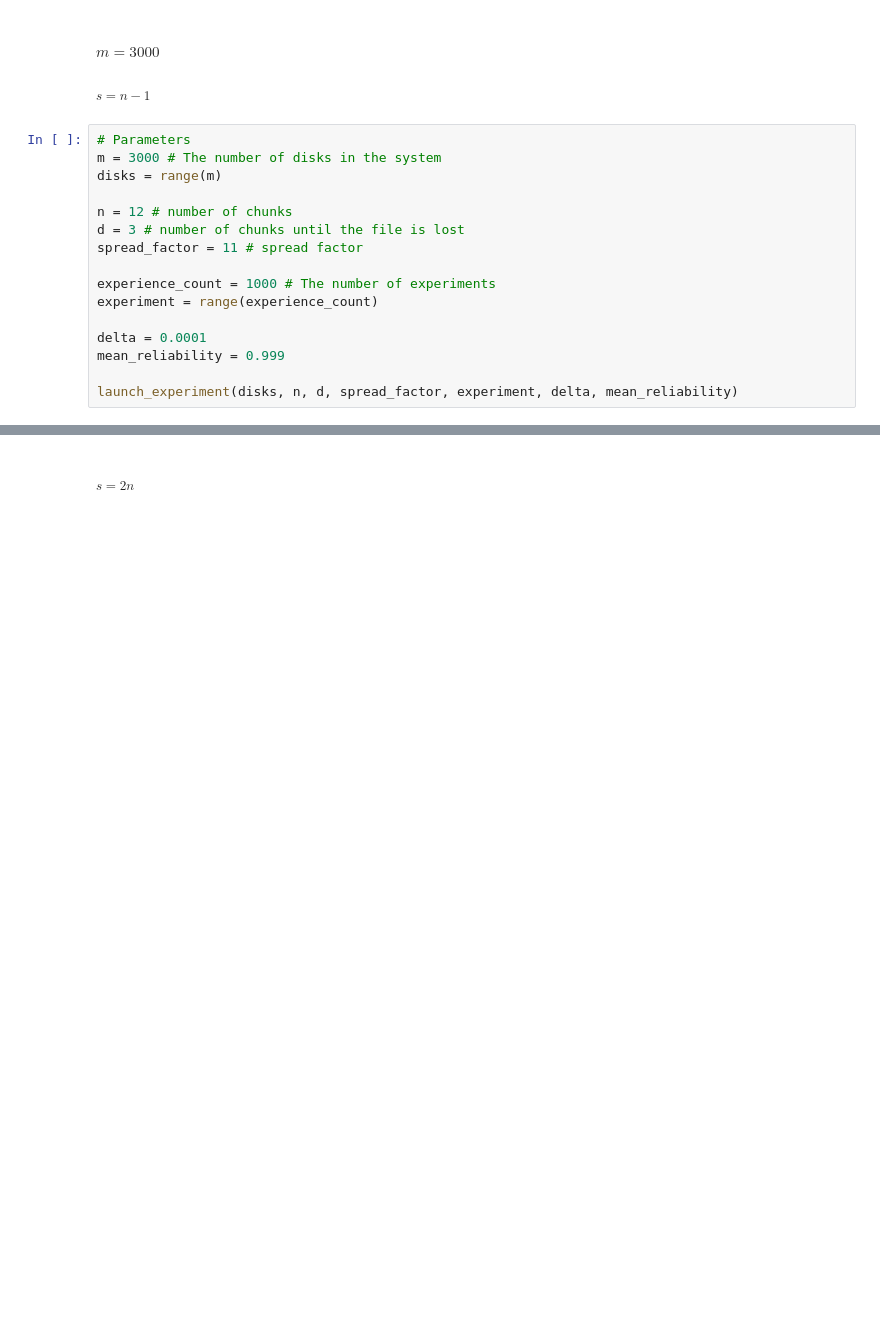
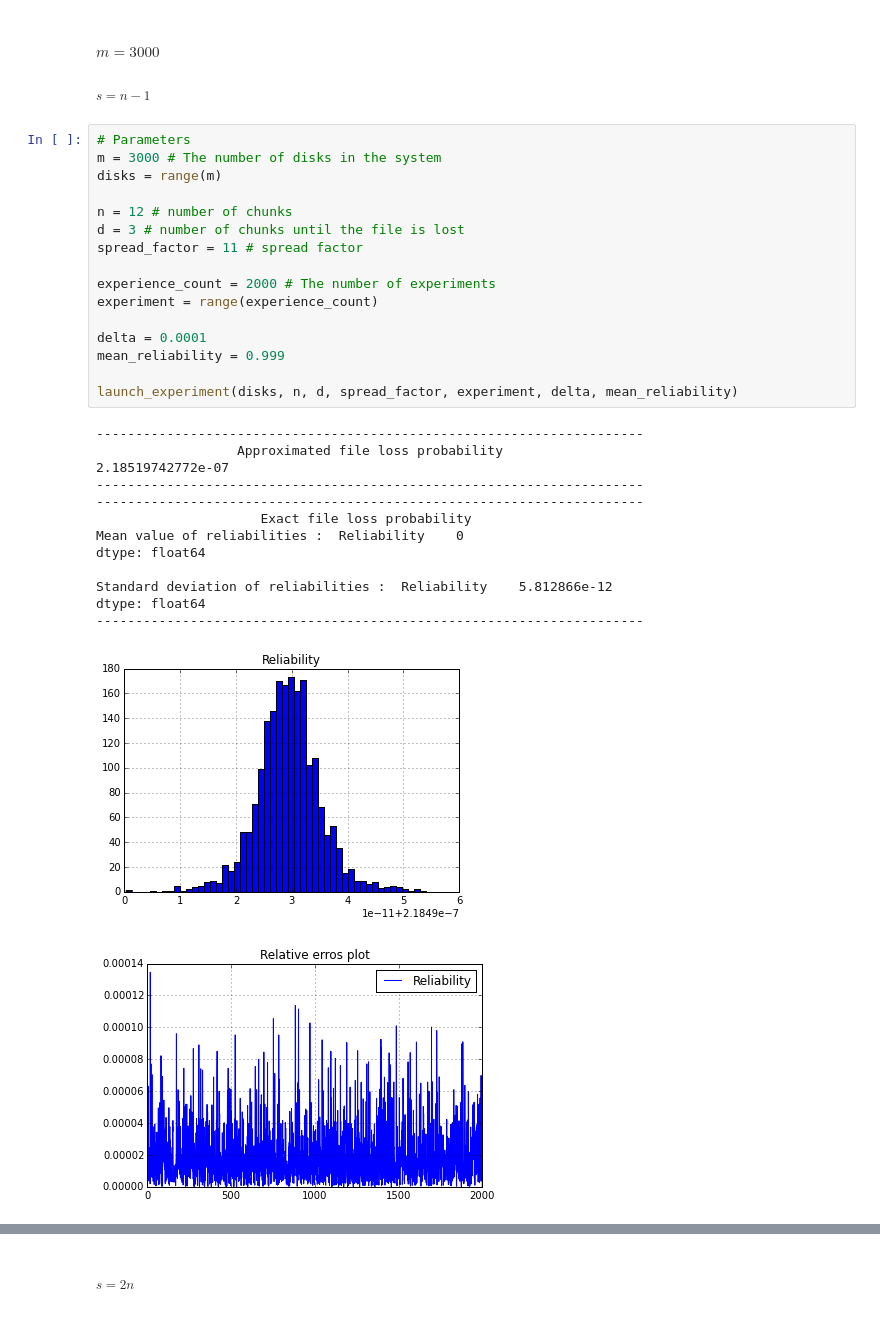
Before and after one commit to MathLab/file_loss, a Jupyter notebook: file_loss_approximation.ipynb, the cells around one changed output, grey strips where cells are left out. Saved outputs shown, nothing was run; the diff lists cells and outputs as text; blank space fills up the shorter version.

```diff
--- a/file_loss_approximation.ipynb
+++ b/file_loss_approximation.ipynb
@@ -185,16 +203,31 @@ launch_experiment(disks, n, d, spread_factor, experiment, delta, mean_reliabilit
 # %%
 # Parameters
 m = 3000 # The number of disks in the system
 disks = range(m)
 
 n = 12 # number of chunks
 d = 3 # number of chunks until the file is lost
 spread_factor = 11 # spread factor
 
-experience_count = 1000 # The number of experiments
+experience_count = 2000 # The number of experiments
 experiment = range(experience_count)
 
 delta = 0.0001
 mean_reliability = 0.999
 
 launch_experiment(disks, n, d, spread_factor, experiment, delta, mean_reliability)
+# %% [output]
+----------------------------------------------------------------------
+                  Approximated file loss probability
+2.18519742772e-07
+----------------------------------------------------------------------
+----------------------------------------------------------------------
+                     Exact file loss probability
+Mean value of reliabilities :  Reliability    0
+dtype: float64
+
+Standard deviation of reliabilities :  Reliability    5.812866e-12
+dtype: float64
+----------------------------------------------------------------------
+[figure, added]
+[figure, added]
```
Also changed, not shown: parts of 14 cells of this notebook, 4 other files.
